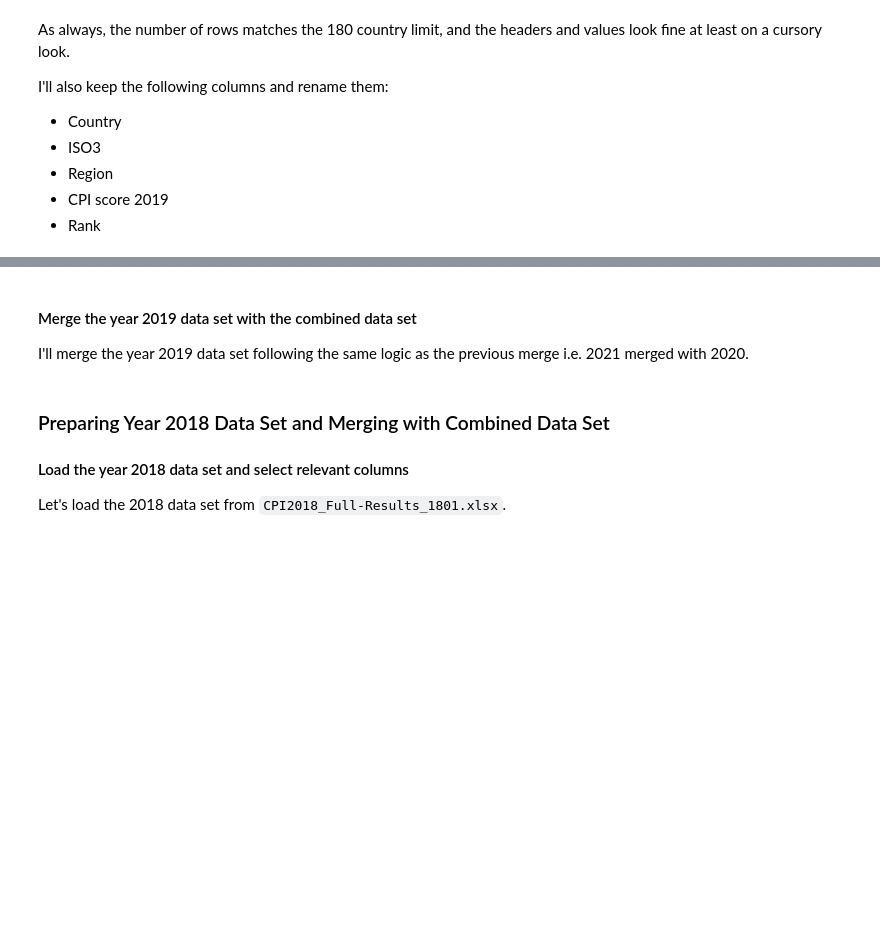
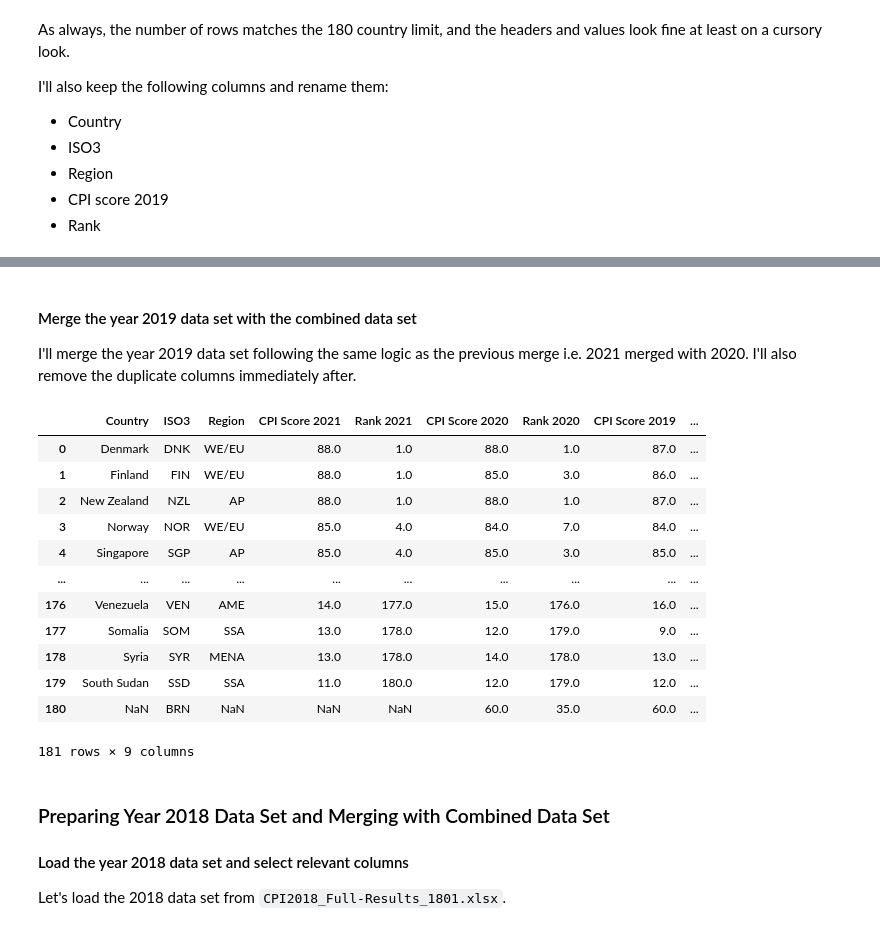
Before and after one commit to wanzulfikri/cpi_analysis, a Jupyter notebook: CPI 2012-2021.ipynb, the cells around one changed output, grey strips where cells are left out. Cells and saved outputs as stored; diff of their text form; code cells hidden in the pictures; blank space fills up the shorter version.

```diff
--- a/CPI 2012-2021.ipynb
+++ b/CPI 2012-2021.ipynb
@@ -304,11 +333,27 @@ CPI_2019
 # %% [markdown]
 #### Merge the year 2019 data set with the combined data set
 
-I'll merge the year 2019 data set following the same logic as the previous merge i.e. 2021 merged with 2020.
+I'll merge the year 2019 data set following the same logic as the previous merge i.e. 2021 merged with 2020. I'll also remove the duplicate columns immediately after.
 # %%
-# Merge year 2019 with combined data set
-CPI = CPI.merge(CPI_2019, how="outer", on=["Country", "ISO3", "Region"])
+# Merge year 2019 with combined data set and drop duplicate columns
+CPI = CPI.merge(CPI_2019, how="outer", on=["ISO3"], suffixes=["", "_2019"])
+CPI.drop(columns=["Country_2019", "Region_2019"],inplace=True)
+
 CPI
+# %% [output]
+|  | Country | ISO3 | Region | CPI Score 2021 | Rank 2021 | CPI Score 2020 | Rank 2020 | CPI Score 2019 | ... |
+| 0 | Denmark | DNK | WE/EU | 88.0 | 1.0 | 88.0 | 1.0 | 87.0 | ... |
+| 1 | Finland | FIN | WE/EU | 88.0 | 1.0 | 85.0 | 3.0 | 86.0 | ... |
+| 2 | New Zealand | NZL | AP | 88.0 | 1.0 | 88.0 | 1.0 | 87.0 | ... |
+| 3 | Norway | NOR | WE/EU | 85.0 | 4.0 | 84.0 | 7.0 | 84.0 | ... |
+| 4 | Singapore | SGP | AP | 85.0 | 4.0 | 85.0 | 3.0 | 85.0 | ... |
+| ... | ... | ... | ... | ... | ... | ... | ... | ... | ... |
+| 176 | Venezuela | VEN | AME | 14.0 | 177.0 | 15.0 | 176.0 | 16.0 | ... |
+| 177 | Somalia | SOM | SSA | 13.0 | 178.0 | 12.0 | 179.0 | 9.0 | ... |
+| 178 | Syria | SYR | MENA | 13.0 | 178.0 | 14.0 | 178.0 | 13.0 | ... |
+| 179 | South Sudan | SSD | SSA | 11.0 | 180.0 | 12.0 | 179.0 | 12.0 | ... |
+| 180 | NaN | BRN | NaN | NaN | NaN | 60.0 | 35.0 | 60.0 | ... |
+181 rows × 9 columns
 # %% [markdown]
 ### Preparing Year 2018 Data Set and Merging with Combined Data Set
 
```
Also changed, not shown: parts of 8 cells of this notebook.
